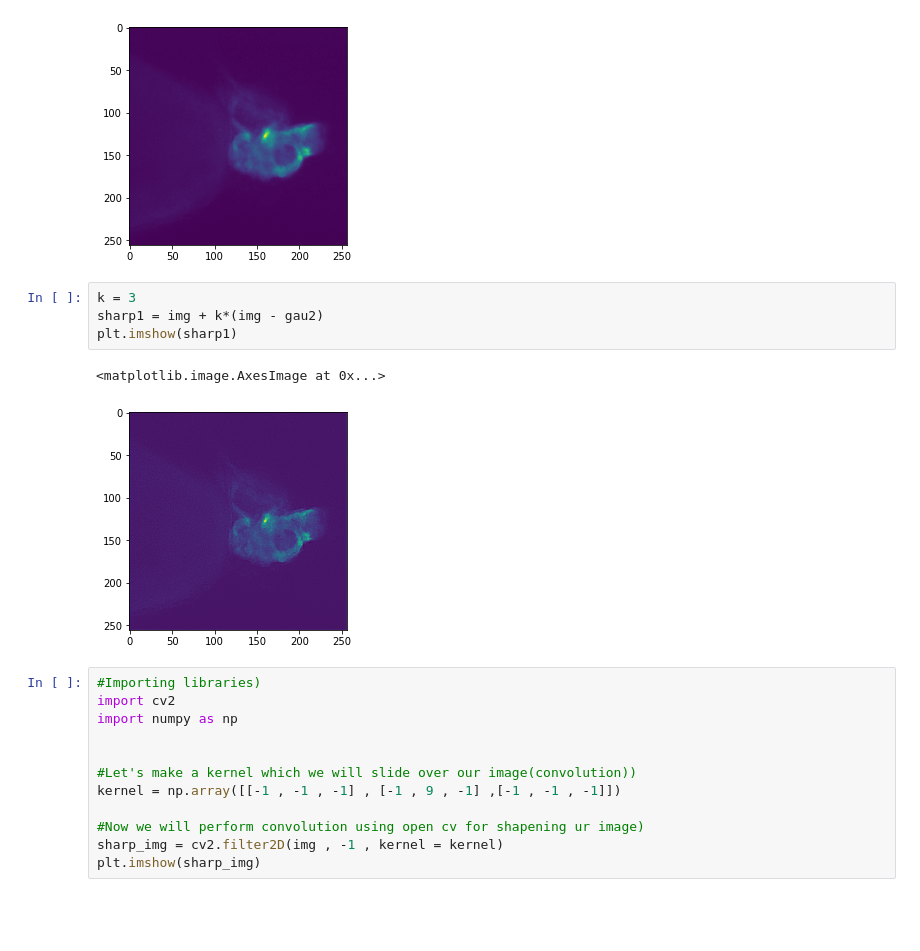
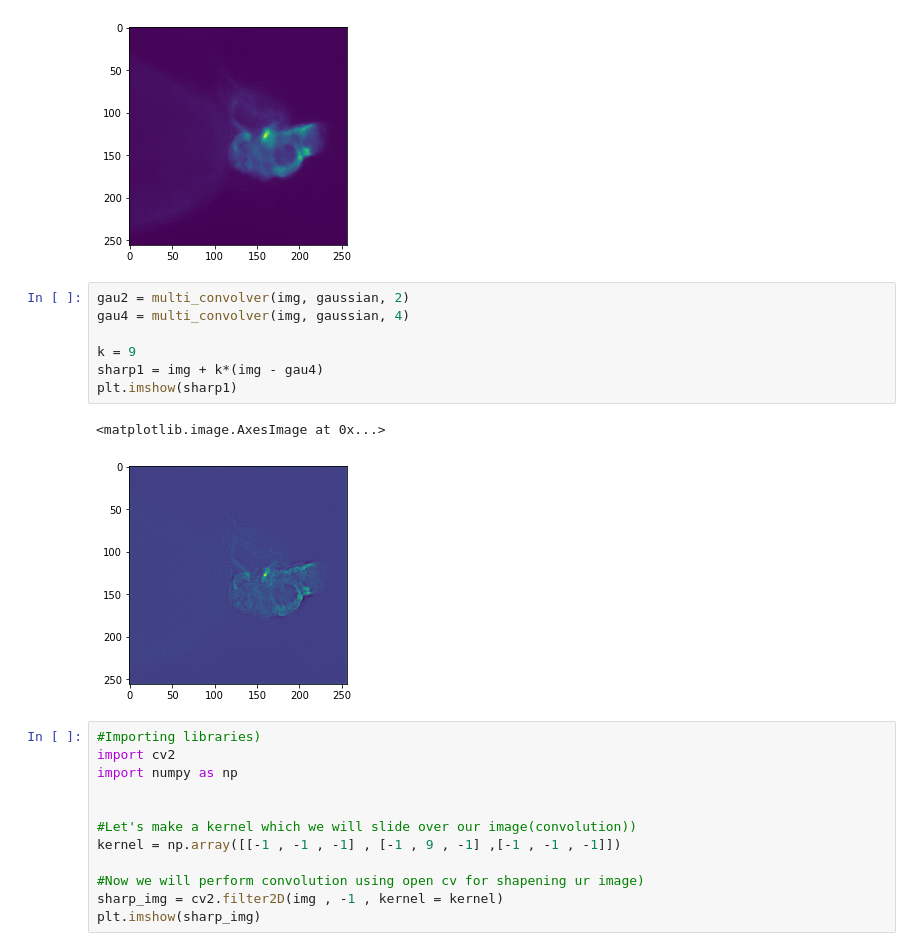
Before and after one commit to alexmartiguiu/zeclinics, a Jupyter notebook: Cardio/sharpening.ipynb, the cells around one changed output. Drawn from its saved outputs; the diff is of its cells as text; blank space fills up the shorter version.

```diff
--- a/Cardio/sharpening.ipynb
+++ b/Cardio/sharpening.ipynb
@@ -101,12 +101,15 @@ plt.imshow(img)
 <matplotlib.image.AxesImage at 0x...>
 [figure]
 # %%
-k = 3
-sharp1 = img + k*(img - gau2)
+gau2 = multi_convolver(img, gaussian, 2)
+gau4 = multi_convolver(img, gaussian, 4)
+
+k = 9
+sharp1 = img + k*(img - gau4)
 plt.imshow(sharp1)
 # %% [output]
 <matplotlib.image.AxesImage at 0x...>
-[figure, old version]
+[figure, new version]
 # %%
 #Importing libraries)
 import cv2
```
Also changed, not shown: parts of 2 cells of this notebook, 1 other file.
